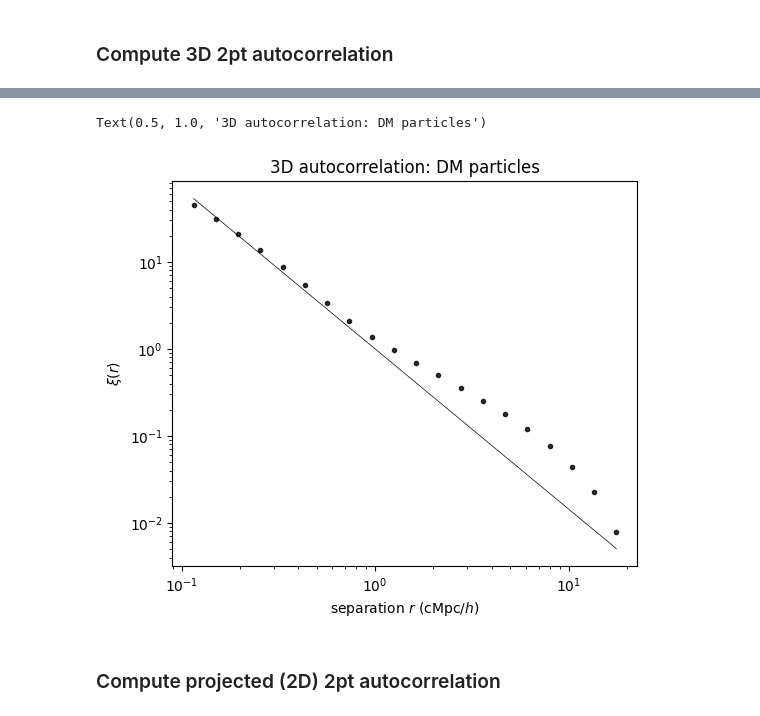
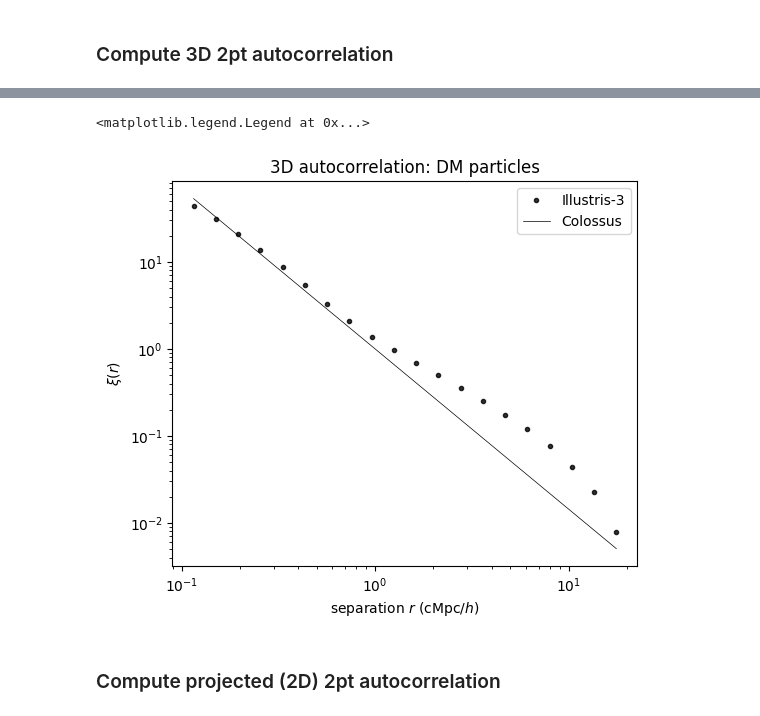
Before and after one commit to abbyw24/small-scale_cross-corrs, a Jupyter notebook: notebooks/illustris_2pcf_19-5-23.ipynb, the cells around one changed output, grey strips where cells are left out. Cells and saved outputs as stored; diff of their text form; code cells hidden in the pictures.

```diff
--- a/notebooks/illustris_2pcf_19-5-23.ipynb
+++ b/notebooks/illustris_2pcf_19-5-23.ipynb
@@ -4,6 +4,7 @@
 %matplotlib inline
 # %%
 # define key directories
+scratch = '/scratch/08811/aew492/small-scale_cross-corrs'
 work = '/work/08811/aew492/ls6/small-scale_cross-corrs'
 # %%
 import numpy as np
@@ -21,10 +22,3 @@ from corrfunc_ls import compute_3D_ls, compute_2D_ls
-# %%
-def get_subsample(data, nx=100):
-    # random subsample to start: one thousandth of all the particles
-    n = len(data)//nx
-    print(f"drawing {n} random particles...")
-    idx = np.random.choice(len(data), size=n, replace=False)  # get random indices
-    return data[idx]
 # %% [markdown]
 ### load Illustris data
 # %% [markdown]
@@ -33,7 +27,7 @@ Snapshot 67 corresponds to redshift $z\sim 0.5$.
 Get a 3D box with only dark matter particles:
 # %%
 # define output directory
-basepath = '/scratch/08811/aew492/Illustris-3/output'
+basepath = os.path.join(scratch, 'Illustris-3/output')
 # load in dark matter particle coordinates
 dm_pos = il.snapshot.loadSubset(basepath, 67, 'dm', ['Coordinates'])
 # convert from kpc -> Mpc
@@ -86,3 +74,0 @@ drawing 1883927 random particles...
-# %%
-%%time
-ravg, xi_full = compute_3D_ls(dm_subsample2, randmult, rmin, rmax, nbins, nthreads=24)
@@ -92,19 +75,18 @@ Wall time: 2min 32s
 # %%
 fig, ax = plt.subplots(figsize=(6,5))
 
-ax.plot(ravg, xi, color='k', marker='.', ls='None', alpha=0.8)
-ax.plot(ravg, (ravg)**(-1.84), lw=0.5, color='k')
+ax.plot(ravg, xi, color='k', marker='.', ls='None', alpha=0.8, label='Illustris-3')
+ax.plot(ravg, (ravg)**(-1.84), lw=0.5, color='k', label='Colossus')
 
-# ax.axhline(0, lw=0.5, color='k', alpha=0.3)
 ax.set_xscale('log')
 ax.set_yscale('log')
-# ax.set_ylim((1e-3,1e2))
 ax.set_xlabel(r'separation $r$ (cMpc/$h$)')
 ax.set_ylabel(r'$\xi (r)$')
 ax.set_title(r'3D autocorrelation: DM particles')
+ax.legend()
 # %% [output]
-Text(0.5, 1.0, '3D autocorrelation: DM particles')
+<matplotlib.legend.Legend at 0x...>
-[figure, old version]
+[figure, new version]
 # %% [markdown]
 ### Compute projected (2D) 2pt autocorrelation
 # %% [markdown]
```
Also changed, not shown: parts of 16 cells of this notebook, 2 other files.
